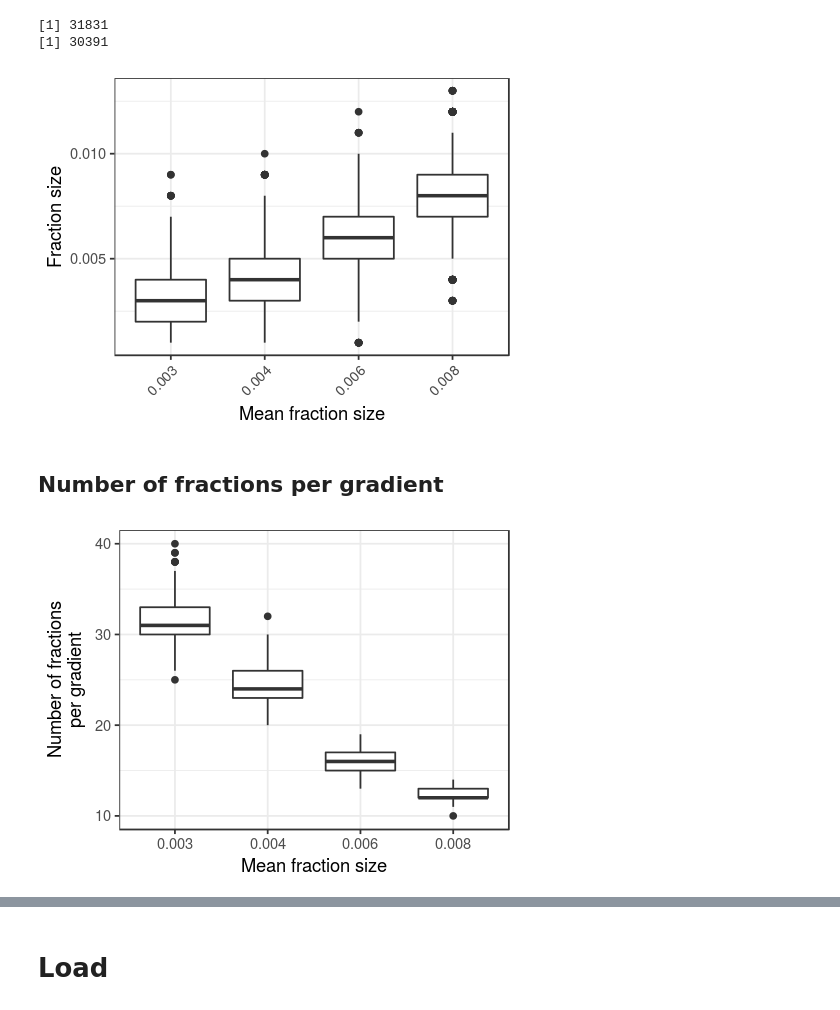
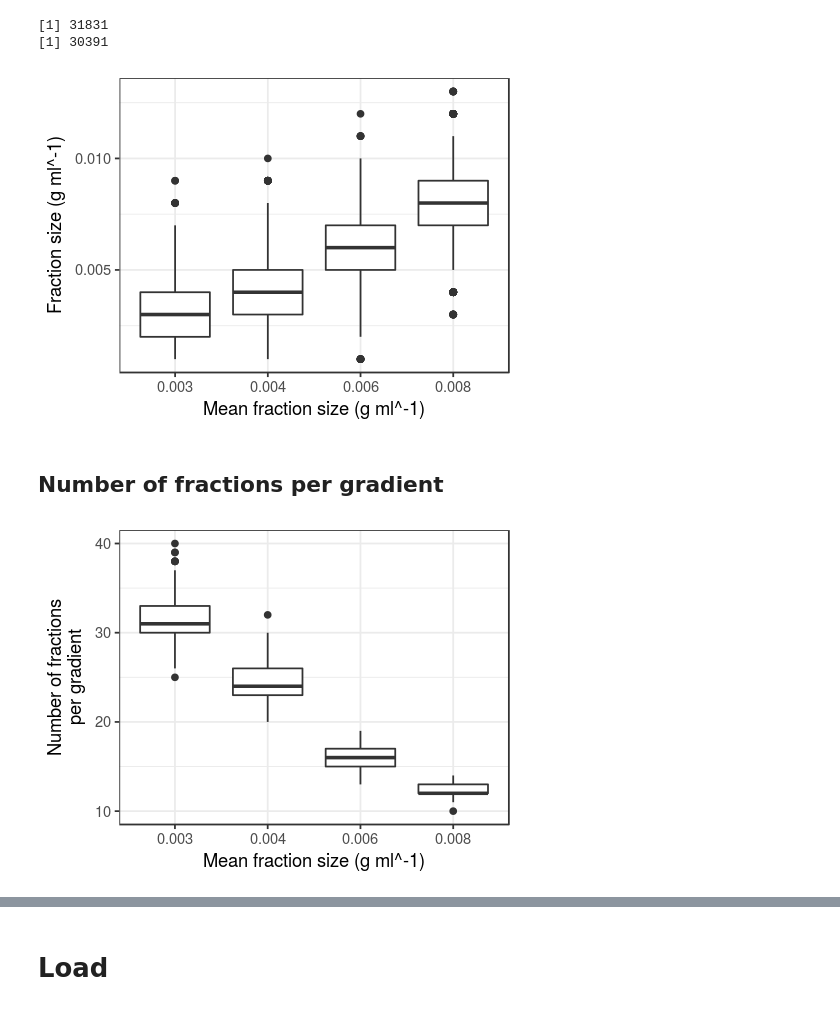
Before and after one commit to nick-youngblut/SIPSim, a Jupyter notebook: ipynb/bac_genome/n1147_pt2/atomIncorp_fracSizeR.ipynb, the cells around one changed output, grey strips where cells are left out. Drawn from its saved outputs; the diff is of its cells as text; code cells hidden in the pictures.

```diff
--- a/ipynb/bac_genome/n1147_pt2/atomIncorp_fracSizeR.ipynb
+++ b/ipynb/bac_genome/n1147_pt2/atomIncorp_fracSizeR.ipynb
@@ -81,16 +81,13 @@ df_fracs %>% nrow %>% print
 # %%
 # plotting
 options(repr.plot.width=4, repr.plot.height=3)
 p_size = ggplot(df_fracs, aes(frac_mu, fraction_size)) +
     geom_boxplot() +
-    labs(x='Mean fraction size', y='Fraction size') +
-    theme_bw() +
-    theme(
-        axis.text.x = element_text(angle=45, hjust=1)
-    )
+    labs(x='Mean fraction size (g ml^-1)', y='Fraction size (g ml^-1)') +
+    theme_bw()
 plot(p_size)
 # %% [output]
-[figure, old version]
+[figure, new version]
 # %% [markdown]
 ## Number of fractions per gradient
 # %%
@@ -105,8 +102,8 @@ df_fracs_s = df_fracs %>%
 options(repr.plot.width=4, repr.plot.height=3)
 p_fracs = ggplot(df_fracs_s, aes(frac_mu, n_fracs)) +
     geom_boxplot() +
-    labs(x='Mean fraction size', y='Number of fractions\nper gradient') +
+    labs(x='Mean fraction size (g ml^-1)', y='Number of fractions\nper gradient') +
     theme_bw()
 plot(p_fracs)
 # %% [output]
-[figure, old version]
+[figure, new version]
```
Also changed, not shown: parts of 41 cells of this notebook, 4 other files.
